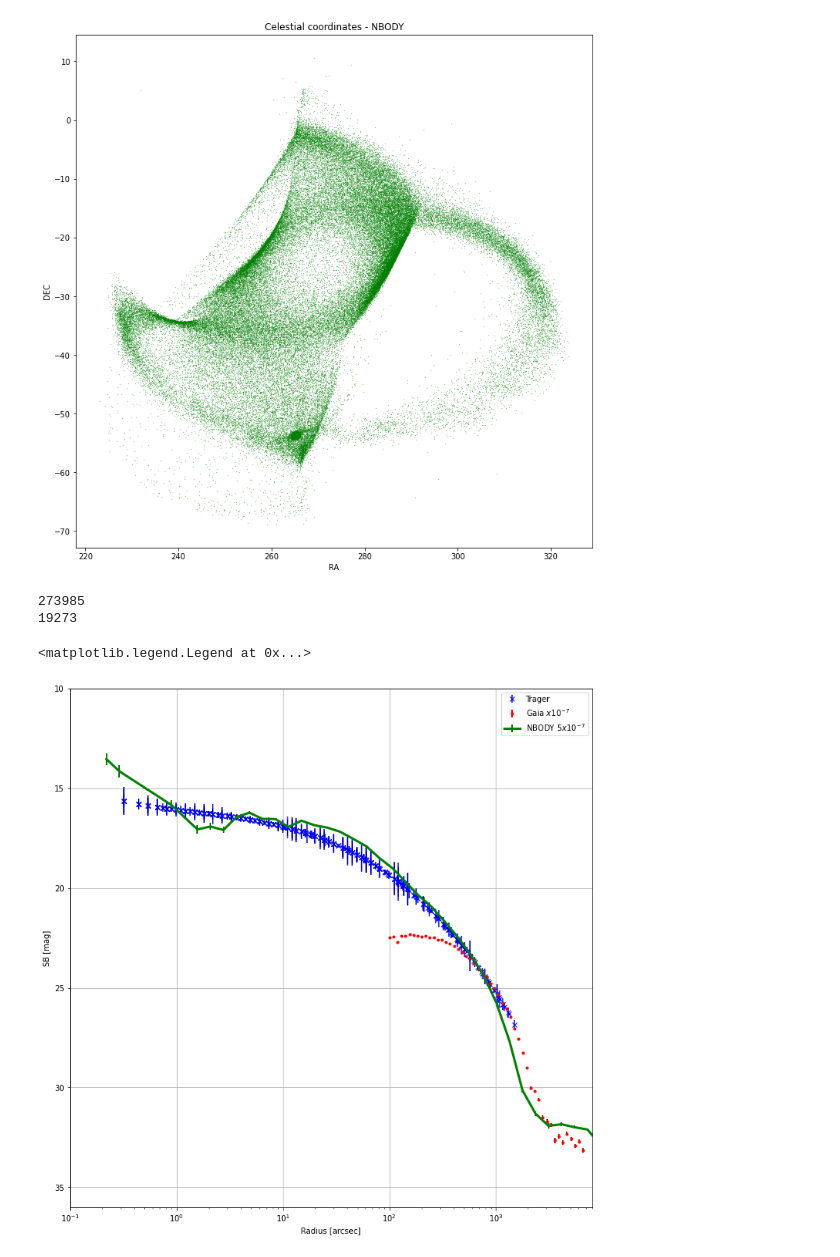
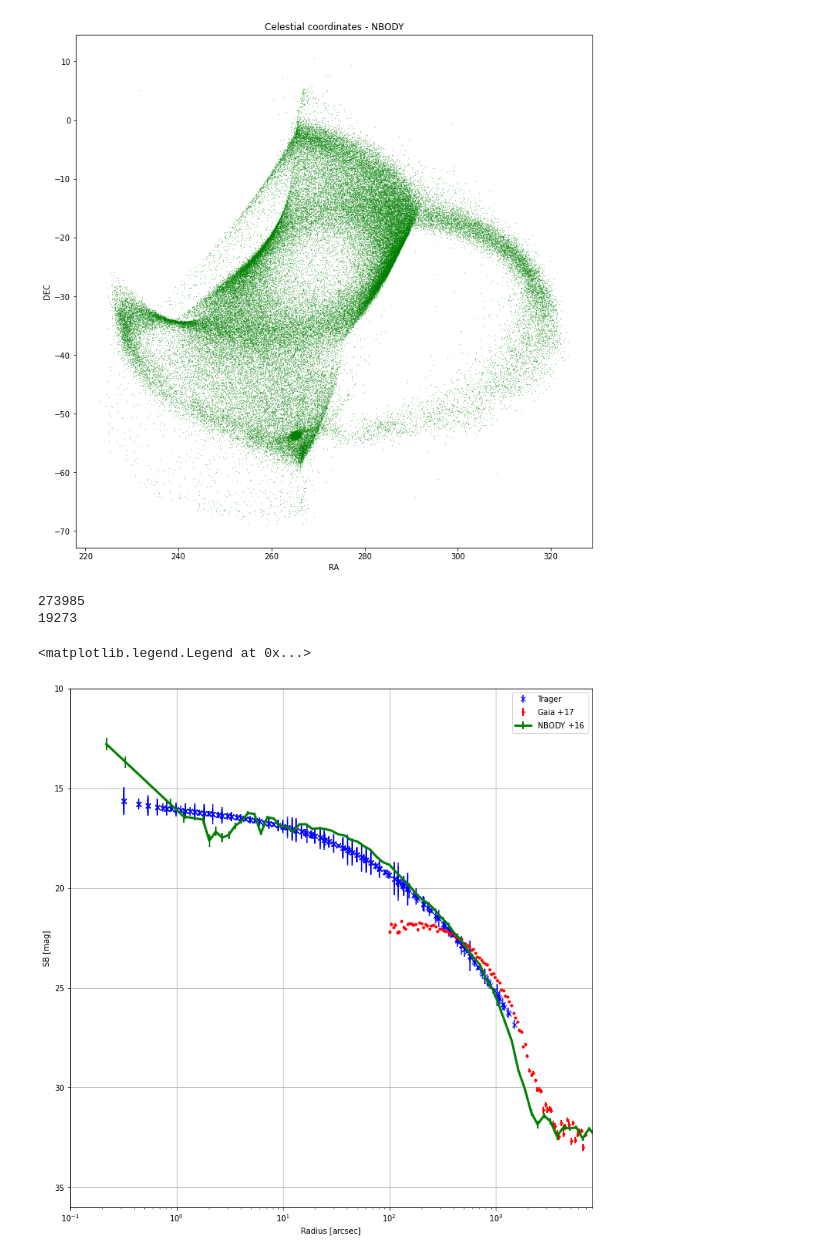
Before and after one commit to anthony-arnold/ngc6397, a Jupyter notebook: ngc6397.ipynb, the cells around one changed output. Cells and saved outputs as stored; diff of their text form; code cells hidden in the pictures.

```diff
--- a/ngc6397.ipynb
+++ b/ngc6397.ipynb
@@ -184,7 +184,7 @@ ax.scatter(nbody[:,1], nbody[:,2], color='g', marker='.', s=0.1)
 def sdens_to_sb(n):
     return (-2.5) * np.log10(n)
 
-def surface_density(d, ax, label, scale=1e-7, fmt='none', lw=2):
+def surface_density(d, ax, label, scale=17, fmt='none', lw=2):
     logmin = np.amin(d)
     logmax = np.amax(d)
     logbins = np.logspace(np.log10(logmin), np.log10(logmax), 50)
@@ -202,7 +202,7 @@ def surface_density(d, ax, label, scale=1e-7, fmt='none', lw=2):
     nsq_area = np.sqrt(counts[cut]) / area
     error = np.log10(n_area + nsq_area) - np.log10(n_area)
 
-    ax.errorbar(r_b[cut], sdens_to_sb(n_area * scale), fmt=fmt,
+    ax.errorbar(r_b[cut], sdens_to_sb(n_area)+scale, fmt=fmt,
                 yerr=np.abs(error), label=label, lw=lw, elinewidth=2)
 # %%
 # Stitch with Trager et al.
@@ -219,34 +219,34 @@ ax.invert_yaxis()
 ax.set(
     ylim=[36, 10],
     xlim=[0.1, 8000]
 )
 # ax.set(title="Surface Density")
 
 # Plot tager
 # ax.plot(10**trager[:,0], trager[:,2], label='Trager')
 trager_err = np.abs(trager[:,3])
 cut_trager = trager_err < 1
 ax.errorbar(10**trager[:,0][cut_trager], trager[:,2][cut_trager], yerr=trager_err[cut_trager], label='Trager', fmt='bx')
 
 
 # Stitch Gaia
 gaia_cut = gaia.data[cut]
 arcsec_distance = rad2arcsec(angular_dist(gaia_cut['ra'], gaia_cut['dec'], orbits.RA, orbits.DEC))
-surface_density(arcsec_distance[arcsec_distance > 100], ax, 'Gaia $x 10^{-7}$', fmt='r.')
+surface_density(arcsec_distance[arcsec_distance > 100], ax, 'Gaia $+17$', fmt='r.')
 
 # Get nbody form
 m80 = (nbody[:,7] > 0.8) & (nbody[:,8] < 10)
 print(len(m80))
 print(sum(m80))
 
 nbdis = rad2arcsec(angular_dist(nbody[:,1][m80], nbody[:,2][m80], orbits.RA, orbits.DEC))
-surface_density(nbdis, ax, 'NBODY $5 x 10^{-7}$', fmt='g-', scale=5e-7, lw=3)
+surface_density(nbdis, ax, 'NBODY $+16$', fmt='g-', scale=16, lw=3)
 
 
 ax.legend()
 # %% [output]
 273985
 19273
 <matplotlib.legend.Legend at 0x...>
-[figure, old version]
+[figure, new version]
 # %%
```
Also changed, not shown: parts of 1 cell of this notebook, 1 other file.
